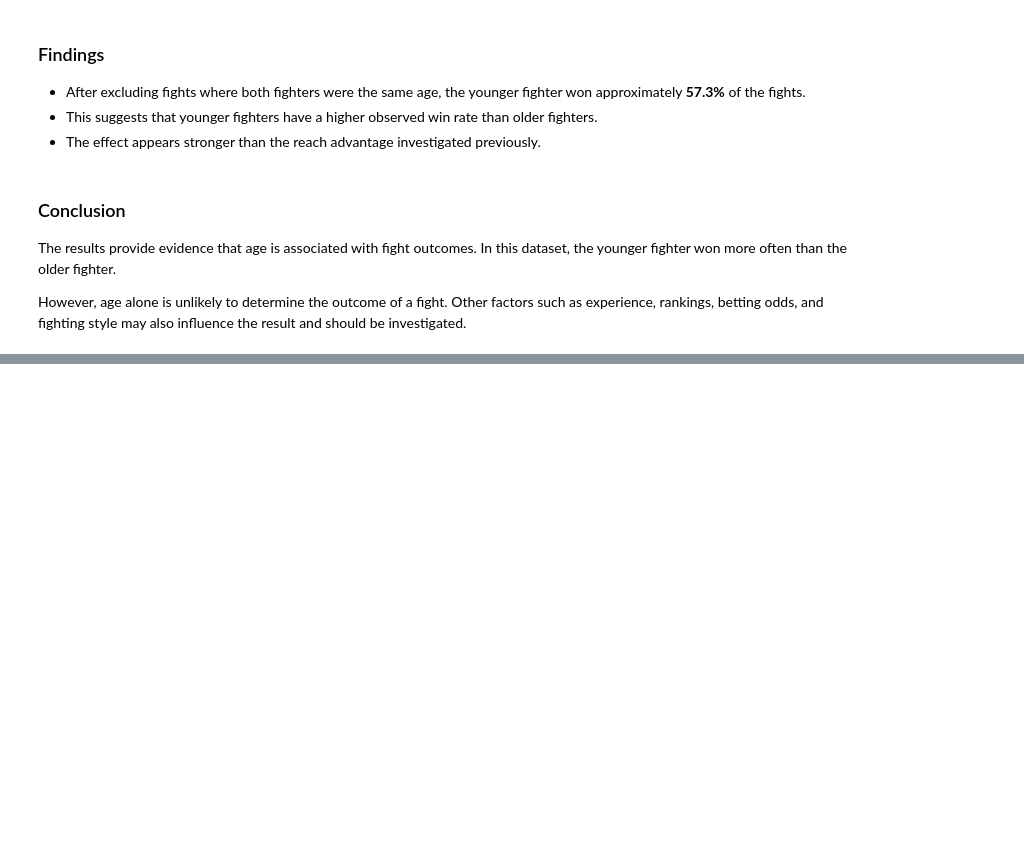
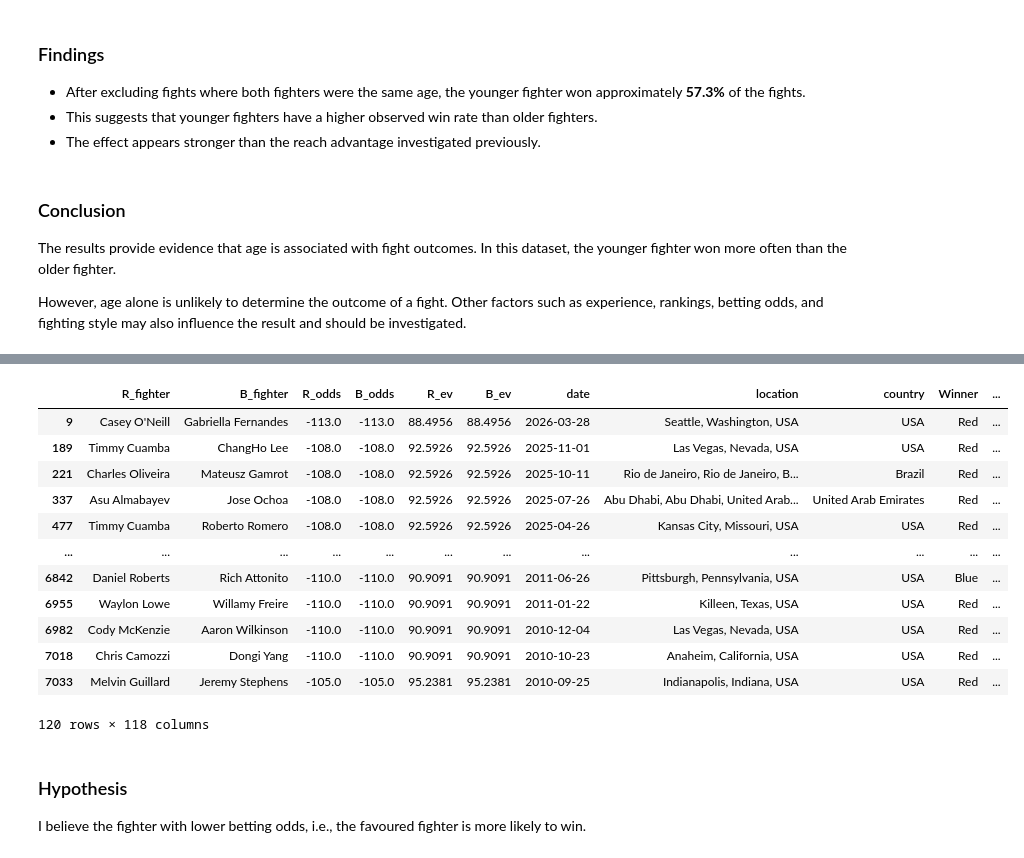
Before and after one commit to PrithviKaushik/fight-sense, a Jupyter notebook: notebooks/02_exploratory_data_analysis.ipynb, the cells around one changed output, grey strips where cells are left out. Drawn from its saved outputs; the diff is of its cells as text; code cells hidden in the pictures; blank space fills up the shorter version.

```diff
--- a/notebooks/02_exploratory_data_analysis.ipynb
+++ b/notebooks/02_exploratory_data_analysis.ipynb
@@ -167,0 +240,20 @@ However, age alone is unlikely to determine the outcome of a fight. Other factor
+# %%
+ufc_data[ufc_data["R_odds"] == ufc_data["B_odds"]]
+# %% [output]
+|  | R_fighter | B_fighter | R_odds | B_odds | R_ev | B_ev | date | location | country | Winner | ... |
+| 9 | Casey O'Neill | Gabriella Fernandes | -113.0 | -113.0 | 88.4956 | 88.4956 | 2026-03-28 | Seattle, Washington, USA | USA | Red | ... |
+| 189 | Timmy Cuamba | ChangHo Lee | -108.0 | -108.0 | 92.5926 | 92.5926 | 2025-11-01 | Las Vegas, Nevada, USA | USA | Red | ... |
+| 221 | Charles Oliveira | Mateusz Gamrot | -108.0 | -108.0 | 92.5926 | 92.5926 | 2025-10-11 | Rio de Janeiro, Rio de Janeiro, B... | Brazil | Red | ... |
+| 337 | Asu Almabayev | Jose Ochoa | -108.0 | -108.0 | 92.5926 | 92.5926 | 2025-07-26 | Abu Dhabi, Abu Dhabi, United Arab... | United Arab Emirates | Red | ... |
+| 477 | Timmy Cuamba | Roberto Romero | -108.0 | -108.0 | 92.5926 | 92.5926 | 2025-04-26 | Kansas City, Missouri, USA | USA | Red | ... |
+| ... | ... | ... | ... | ... | ... | ... | ... | ... | ... | ... | ... |
+| 6842 | Daniel Roberts | Rich Attonito | -110.0 | -110.0 | 90.9091 | 90.9091 | 2011-06-26 | Pittsburgh, Pennsylvania, USA | USA | Blue | ... |
+| 6955 | Waylon Lowe | Willamy Freire | -110.0 | -110.0 | 90.9091 | 90.9091 | 2011-01-22 | Killeen, Texas, USA | USA | Red | ... |
+| 6982 | Cody McKenzie | Aaron Wilkinson | -110.0 | -110.0 | 90.9091 | 90.9091 | 2010-12-04 | Las Vegas, Nevada, USA | USA | Red | ... |
+| 7018 | Chris Camozzi | Dongi Yang | -110.0 | -110.0 | 90.9091 | 90.9091 | 2010-10-23 | Anaheim, California, USA | USA | Red | ... |
+| 7033 | Melvin Guillard | Jeremy Stephens | -105.0 | -105.0 | 95.2381 | 95.2381 | 2010-09-25 | Indianapolis, Indiana, USA | USA | Red | ... |
+120 rows × 118 columns
+# %% [markdown]
+### Hypothesis
+
+I believe the fighter with lower betting odds, i.e., the favoured fighter is more likely to win.
```
Also changed, not shown: parts of 27 cells of this notebook.
